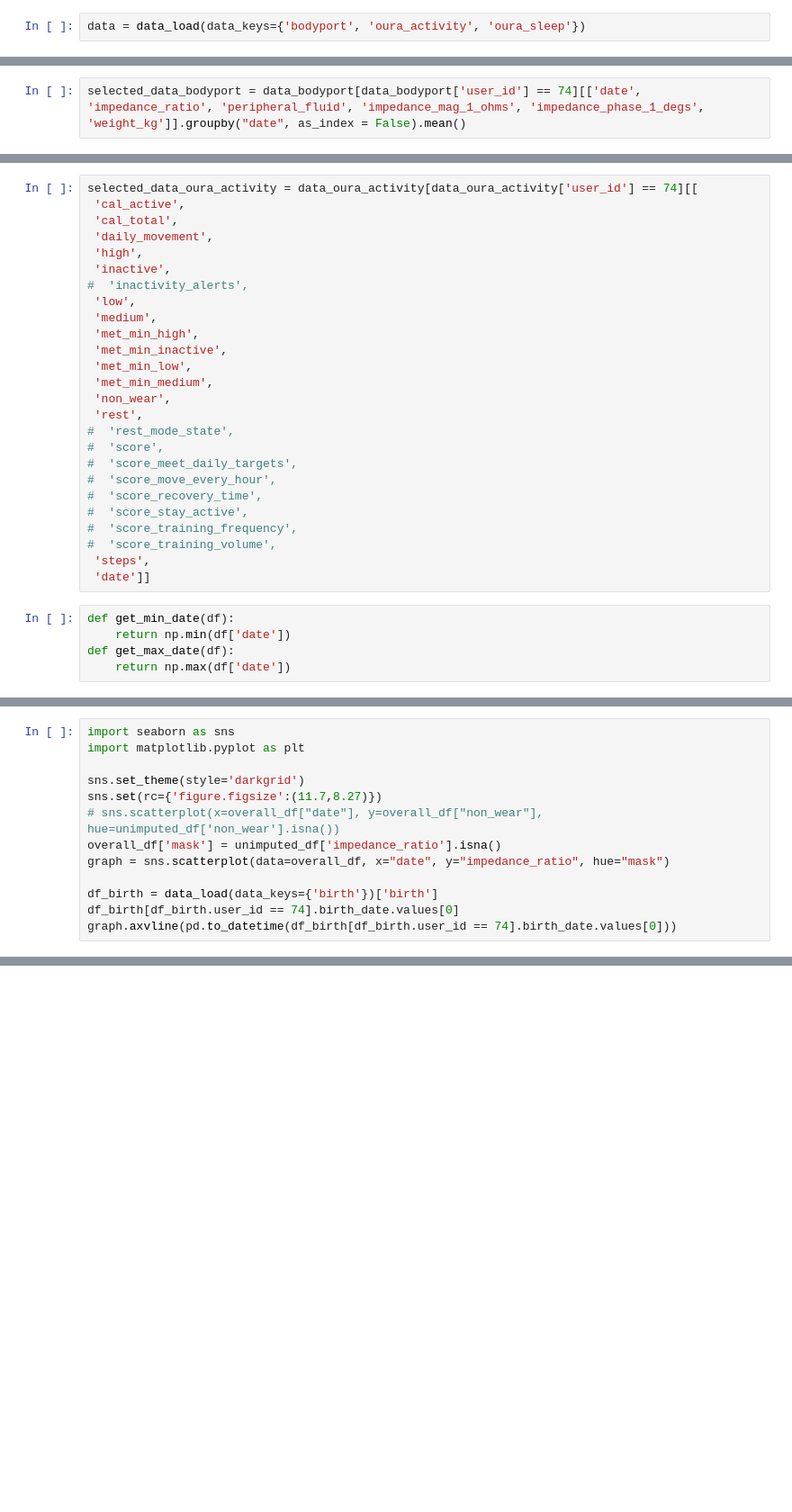
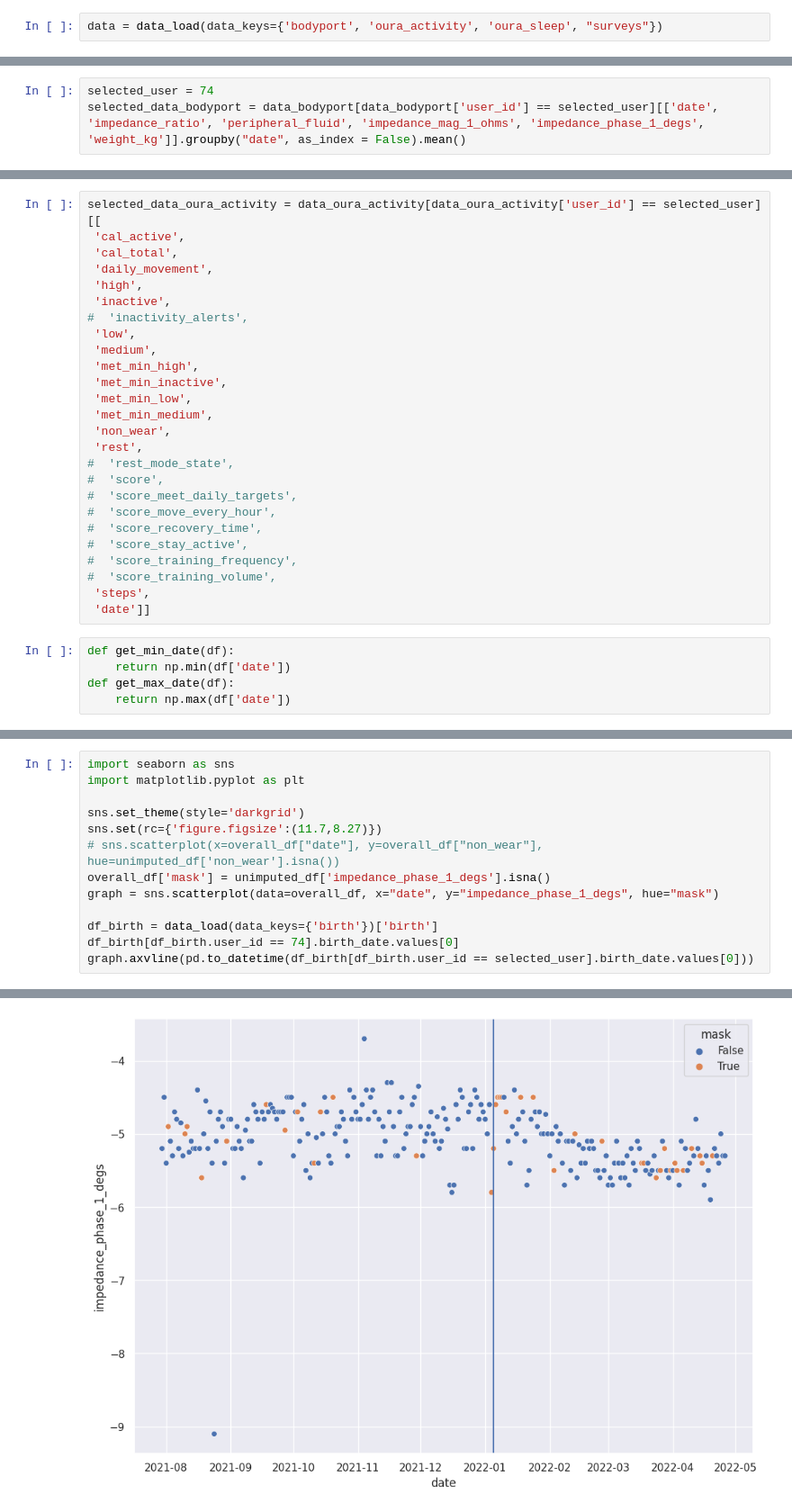
Before and after one commit to 7hestral/Rui-s_BUMP_code_dump, a Jupyter notebook: impute_before_merge.ipynb, the cells around one changed output, grey strips where cells are left out. Shown at 90% size. Cells and saved outputs as stored; diff of their text form; blank space fills up the shorter version.

```diff
--- a/impute_before_merge.ipynb
+++ b/impute_before_merge.ipynb
@@ -4,7 +4,7 @@ import pandas as pd
 from src.s3_utils import pandas_from_csv_s3
 import numpy as np
 # %%
-data = data_load(data_keys={'bodyport', 'oura_activity', 'oura_sleep'})
+data = data_load(data_keys={'bodyport', 'oura_activity', 'oura_sleep', "surveys"})
 # %%
 data['bodyport']['subsource'].unique()
 # subsource is only `weight`
@@ -23,4 +27,5 @@ most_data_user
 # %%
-selected_data_bodyport = data_bodyport[data_bodyport['user_id'] == 74][['date', 'impedance_ratio', 'peripheral_fluid', 'impedance_mag_1_ohms', 'impedance_phase_1_degs', 'weight_kg']].groupby("date", as_index = False).mean()
+selected_user = 74
+selected_data_bodyport = data_bodyport[data_bodyport['user_id'] == selected_user][['date', 'impedance_ratio', 'peripheral_fluid', 'impedance_mag_1_ohms', 'impedance_phase_1_degs', 'weight_kg']].groupby("date", as_index = False).mean()
 # %%
 data_oura_activity = data['oura_activity']
@@ -28,6 +33,6 @@ data_oura_activity[data_oura_activity['user_id'] == 74]
 data_oura_sleep = data['oura_sleep']
 # %%
-selected_data_oura_activity = data_oura_activity[data_oura_activity['user_id'] == 74][[
+selected_data_oura_activity = data_oura_activity[data_oura_activity['user_id'] == selected_user][[
  'cal_active',
  'cal_total',
  'daily_movement',
@@ -118,9 +134,10 @@ import matplotlib.pyplot as plt
 sns.set_theme(style='darkgrid')
 sns.set(rc={'figure.figsize':(11.7,8.27)})
 # sns.scatterplot(x=overall_df["date"], y=overall_df["non_wear"], hue=unimputed_df['non_wear'].isna())
-overall_df['mask'] = unimputed_df['impedance_ratio'].isna()
-graph = sns.scatterplot(data=overall_df, x="date", y="impedance_ratio", hue="mask")
+overall_df['mask'] = unimputed_df['impedance_phase_1_degs'].isna()
+graph = sns.scatterplot(data=overall_df, x="date", y="impedance_phase_1_degs", hue="mask")
 
 df_birth = data_load(data_keys={'birth'})['birth']
 df_birth[df_birth.user_id == 74].birth_date.values[0]
-graph.axvline(pd.to_datetime(df_birth[df_birth.user_id == 74].birth_date.values[0]))
+graph.axvline(pd.to_datetime(df_birth[df_birth.user_id == selected_user].birth_date.values[0]))
+# %% [output]
@@ -127,2 +145,3 @@ graph.axvline(pd.to_datetime(df_birth[df_birth.user_id == 74].birth_date.values[
+[figure, added]
 # %%
 np.sum(overall_df.isna())
```
Also changed, not shown: parts of 17 cells of this notebook, 2 other files.
